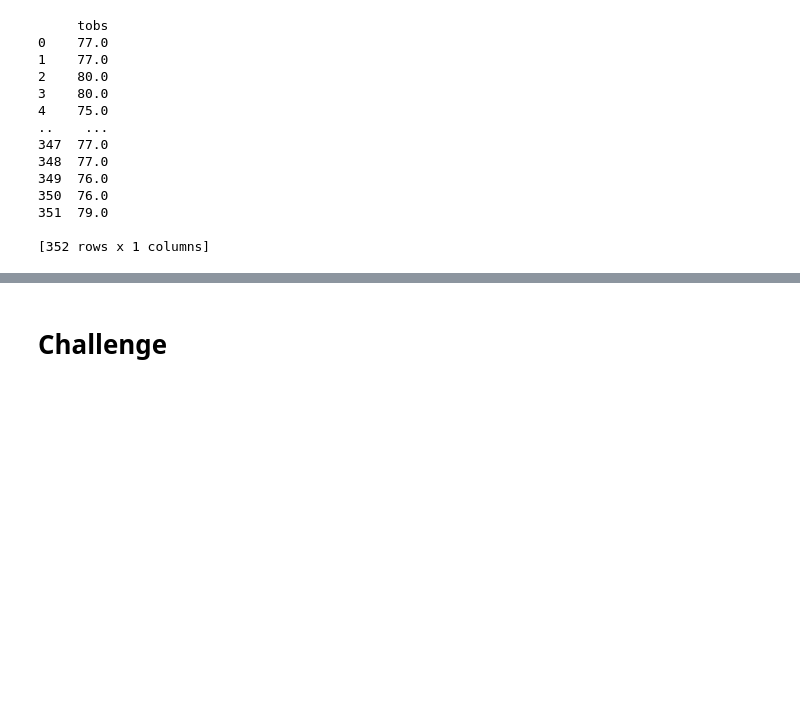
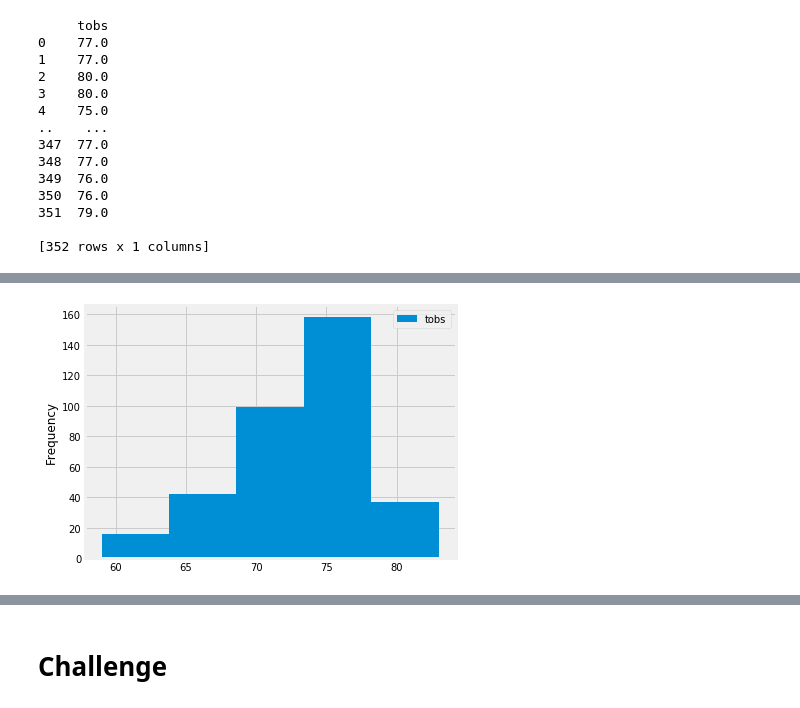
Before and after one commit to chanhodchang/surfs_up, a Jupyter notebook: climate_analysis.ipynb, the cells around one changed output, grey strips where cells are left out. Cells and saved outputs as stored; diff of their text form; code cells hidden in the pictures; blank space fills up the shorter version.

```diff
--- a/climate_analysis.ipynb
+++ b/climate_analysis.ipynb
@@ -172,0 +177,6 @@ plt.tight_layout()
+# %%
+# Plot the results as a histogram with 5 bins
+df.plot.hist(bins=5)
+plt.tight_layout()
+# %% [output]
+[figure, added]
```
Also changed, not shown: parts of 3 cells of this notebook, 1 other file.
